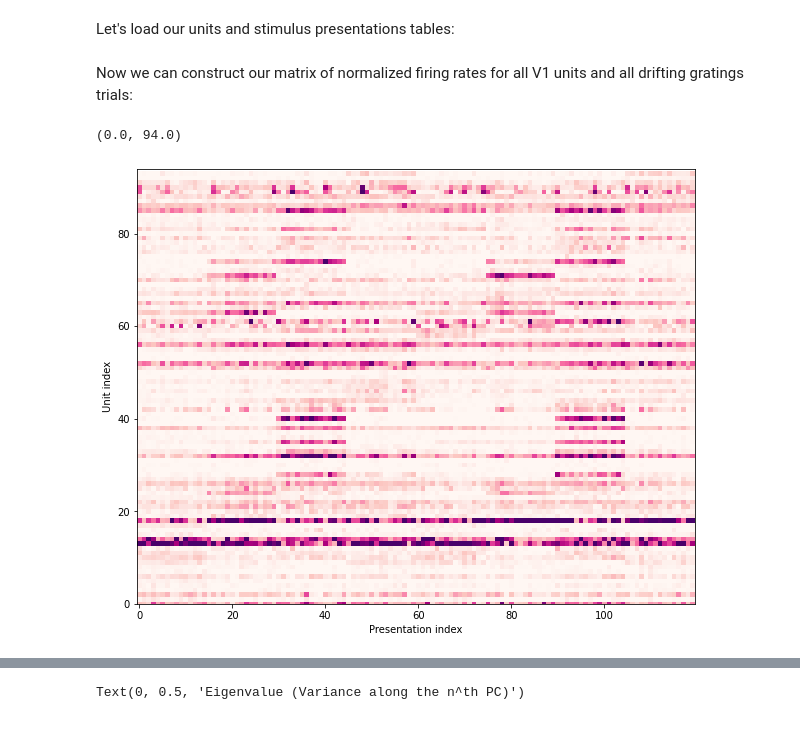
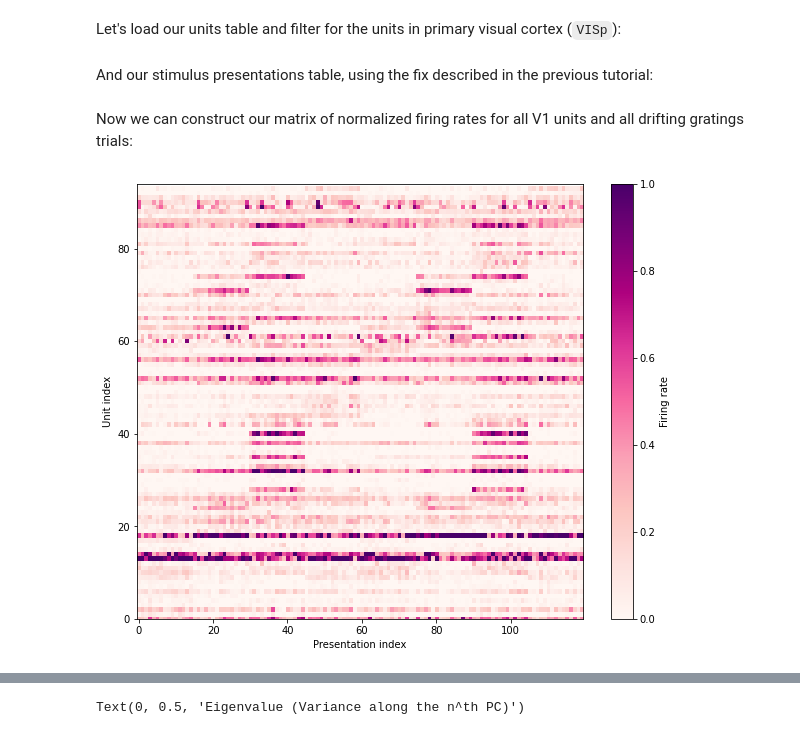
Before and after one commit to AllenSWDB/swdb_visualcoding_template, a Jupyter notebook: code/Day 2 - Tutorial 2.ipynb, the cells around one changed output, grey strips where cells are left out. Saved outputs shown, nothing was run; the diff lists cells and outputs as text; code cells hidden in the pictures.

Commit message:
Update tutorial and add separate problem set notebook

```diff
--- a/code/Day 2 - Tutorial 2.ipynb
+++ b/code/Day 2 - Tutorial 2.ipynb
@@ -56,0 +50,4 @@ session = cache.get_session_data(session_id)
+# %%
+session_id = 798911424
+
+session = cache.get_session_data(session_id)
@@ -57,38 +58,45 @@ session = cache.get_session_data(session_id)
 # %% [markdown]
-Let's load our units and stimulus presentations tables:
+Let's load our units table and filter for the units in primary visual cortex (`VISp`):
 # %%
 units = session.units # can be slow -- needs to load all spike times
 units_VISp = units[units.ecephys_structure_acronym == 'VISp']
 unit_metrics_VISp = unit_metrics.loc[units_VISp.index.values]
-
-from allensdk.brain_observatory.ecephys.stimulus_table import naming_utilities
-naming_utilities.standardize_movie_numbers = lambda a : a
-session.naming_utilities = naming_utilities
-stimulus_presentations = session.stimulus_presentations
+# %% [markdown]
+And our stimulus presentations table, using the fix described in the previous tutorial:
+# %%
+from allensdk.brain_observatory.ecephys.stimulus_table import naming_utilities
+
+def passthrough_function(input):
+    return input
+
+naming_utilities.standardize_movie_numbers = passthrough_function
+session.naming_utilities = naming_utilities # this is needed to circumvent a bug in the AllenSDK
+
+stimulus_presentations = session.stimulus_presentations
 # %% [markdown]
 Now we can construct our matrix of normalized firing rates for all V1 units and all drifting gratings trials:
 # %%
 stimulus_presentations_dg = stimulus_presentations[stimulus_presentations.stimulus_name == 'drifting_gratings']
 
 presentations = stimulus_presentations_dg[
             (stimulus_presentations_dg.temporal_frequency == 2.0)]
 
 presentations = presentations.sort_values(by='orientation')
 unit_ids = unit_metrics_VISp.sort_values(by=['pref_ori_dg']).index.values
 
 da = session.presentationwise_spike_counts(np.arange(0,1.99,0.01), presentations.index.values, unit_ids)
 
 plt.figure(figsize=(10,8))
 
 firing_rates = da.sum('time_relative_to_stimulus_onset').T / 2
 max_rates = firing_rates.max('unit_id')
 norm_firing_rates = firing_rates / np.tile(max_rates, (len(unit_ids),1))
 
 plt.imshow(norm_firing_rates, cmap='RdPu', aspect='auto', vmax=1)
 plt.xlabel('Presentation index')
 plt.ylabel('Unit index')
-plt.ylim([0, len(unit_ids)])
+plt.colorbar(label='Firing rate', aspect=20)
+_ = plt.ylim([0, len(unit_ids)])
 # %% [output]
-(0.0, 94.0)
-[figure, old version]
+[figure, new version]
 # %% [markdown]
```
Also changed, not shown: parts of 43 cells of this notebook, 3 other files.
